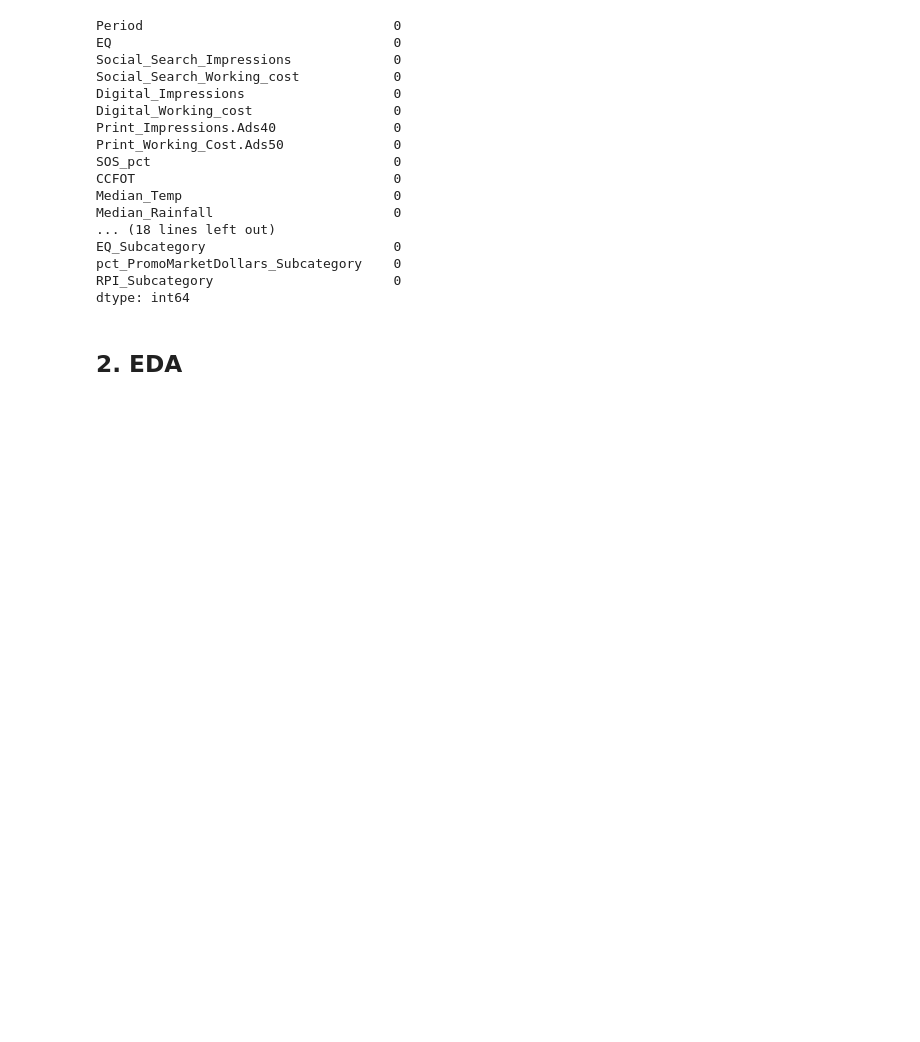
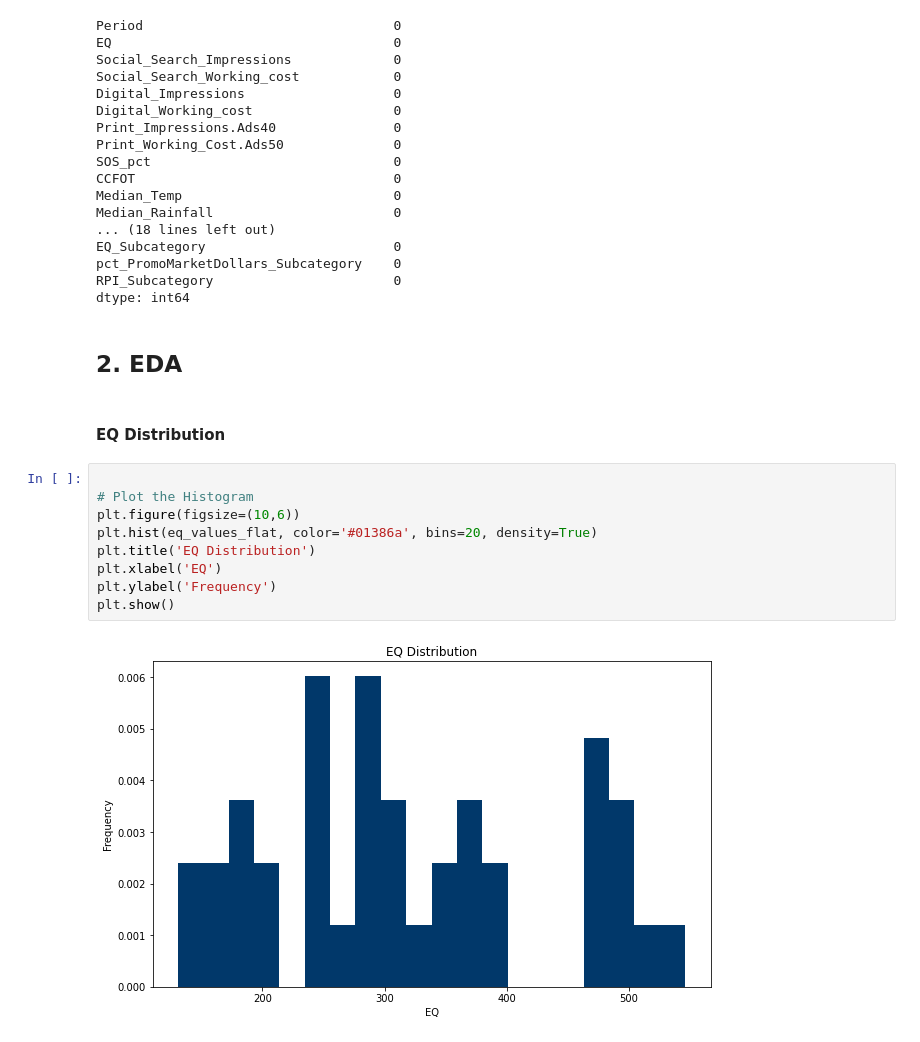
Before and after one commit to Edna722/Atote-Sales-Parctice-Tool-Analysis2, a Jupyter notebook: Sales Notebook.ipynb, the cells around one changed output. Cells and saved outputs as stored; diff of their text form; blank space fills up the shorter version.

```diff
--- a/Sales Notebook.ipynb
+++ b/Sales Notebook.ipynb
@@ -257,3 +253,16 @@ RPI_Subcategory                       0
 dtype: int64
 # %% [markdown]
 ## 2. EDA
+# %% [markdown]
+#### EQ Distribution
+# %%
+
+# Plot the Histogram
+plt.figure(figsize=(10,6))
+plt.hist(eq_values_flat, color='#01386a', bins=20, density=True)
+plt.title('EQ Distribution')
+plt.xlabel('EQ')
+plt.ylabel('Frequency')
+plt.show()
+# %% [output]
+[figure, added]
```
Also changed, not shown: parts of 5 cells of this notebook.
